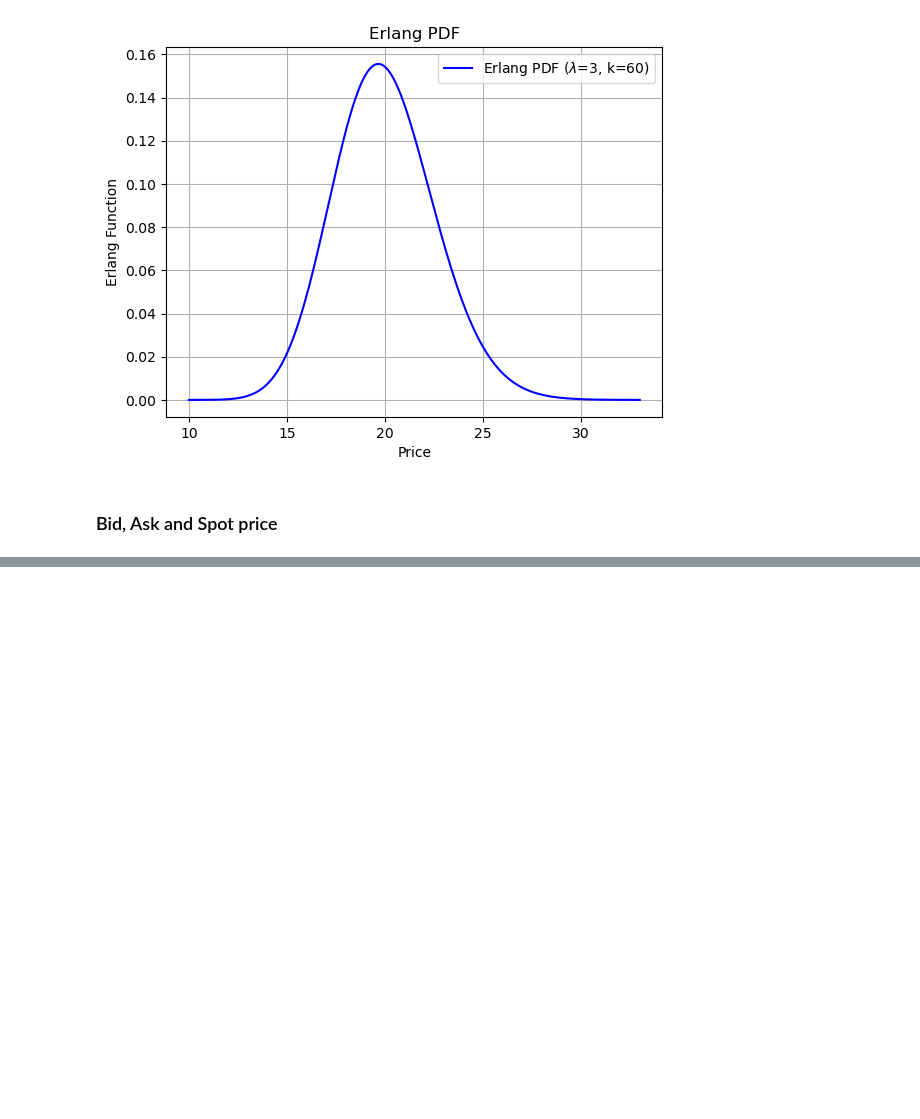
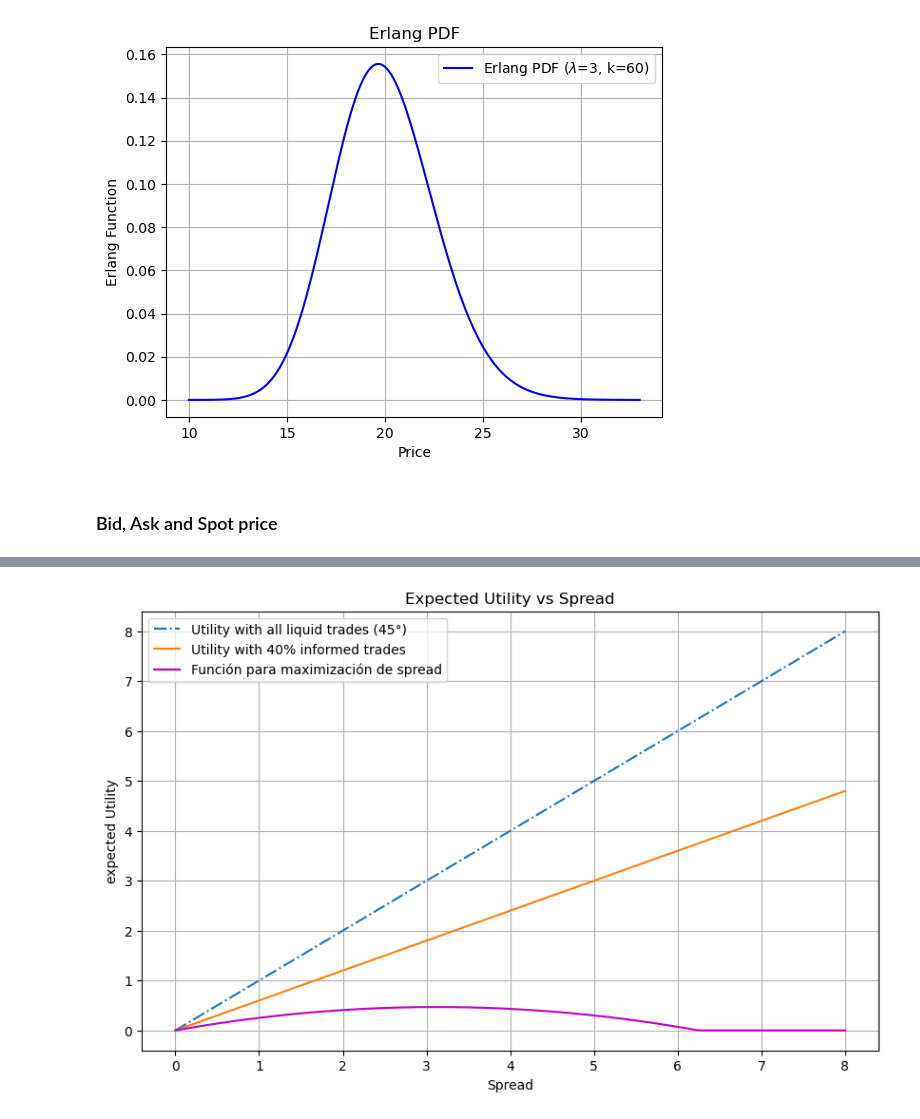
Before and after one commit to aluisaespinoza1/Information-Based-Models-Project, a Jupyter notebook: Bid_Ask_Project.ipynb, the cells around one changed output, grey strips where cells are left out. Cells and saved outputs as stored; diff of their text form; code cells hidden in the pictures; blank space fills up the shorter version.

```diff
--- a/Bid_Ask_Project.ipynb
+++ b/Bid_Ask_Project.ipynb
@@ -75,0 +109,23 @@ plt.show()
+# %%
+S = np.linspace(0, 8, 100)  # Rango de Spread values (spread value between optimal bid and ask is 6.24)
+P_I = 0.4  # Probabilidad de transacción informada
+
+
+# Bencmark case: all liquidity trades → lineal utility in S
+E_U = S * (1 - P_I)
+U_max_spread = [s * (1 - P_I) * u.p_LS(s)  for s in S] #same probability of liquidity for buy and sell
+
+
+plt.figure(figsize=(10, 6))
+plt.plot(S, S, label='Utility with all liquid trades (45°)', linestyle='-.')
+plt.plot(S, E_U, label=f'Utility with 40% informed trades')
+
+plt.plot(S, U_max_spread, label = 'Función para maximización de spread', color = 'm')
+plt.title('Expected Utility vs Spread')
+plt.xlabel('Spread')
+plt.ylabel('expected Utility')
+plt.legend()
+plt.grid(True)
+plt.show()
+# %% [output]
+[figure, added]
```
Also changed, not shown: parts of 6 cells of this notebook.
